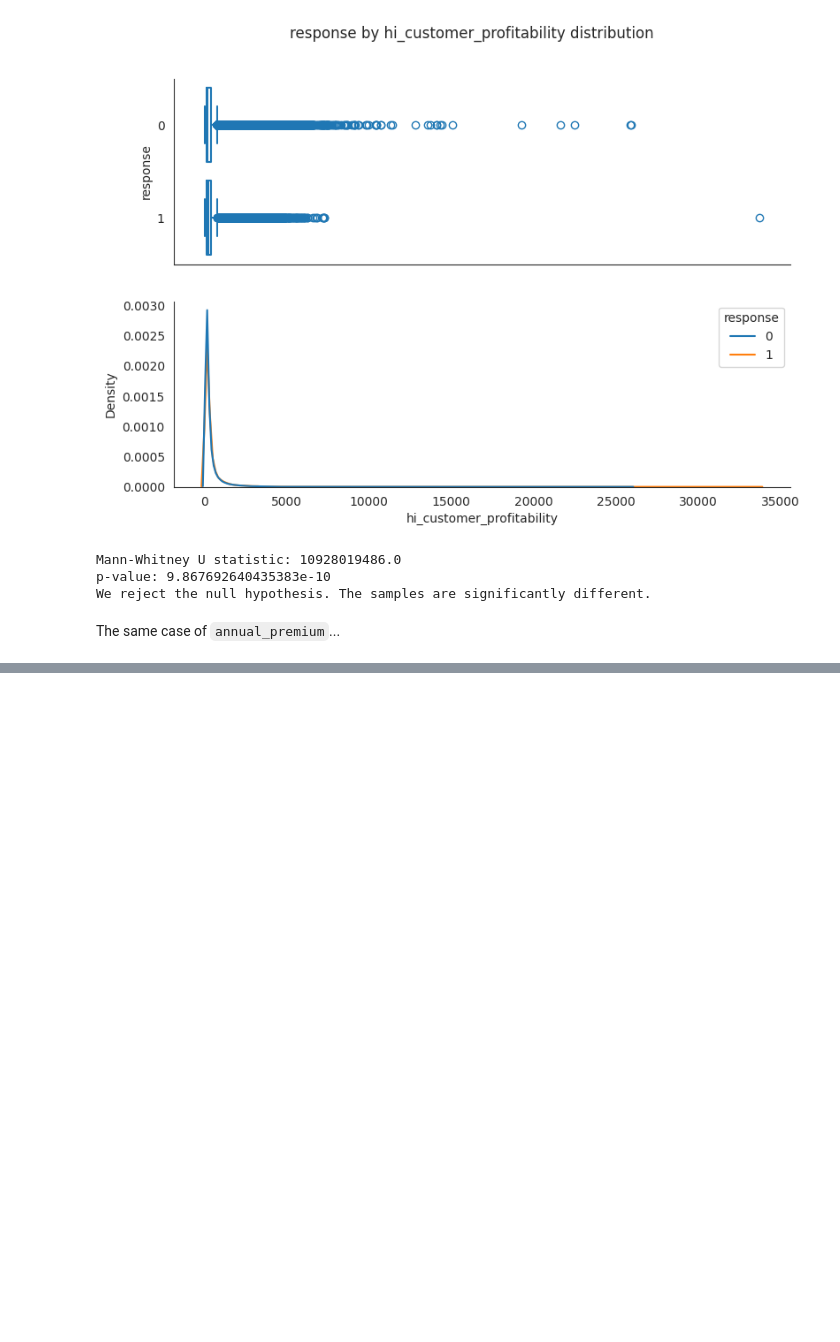
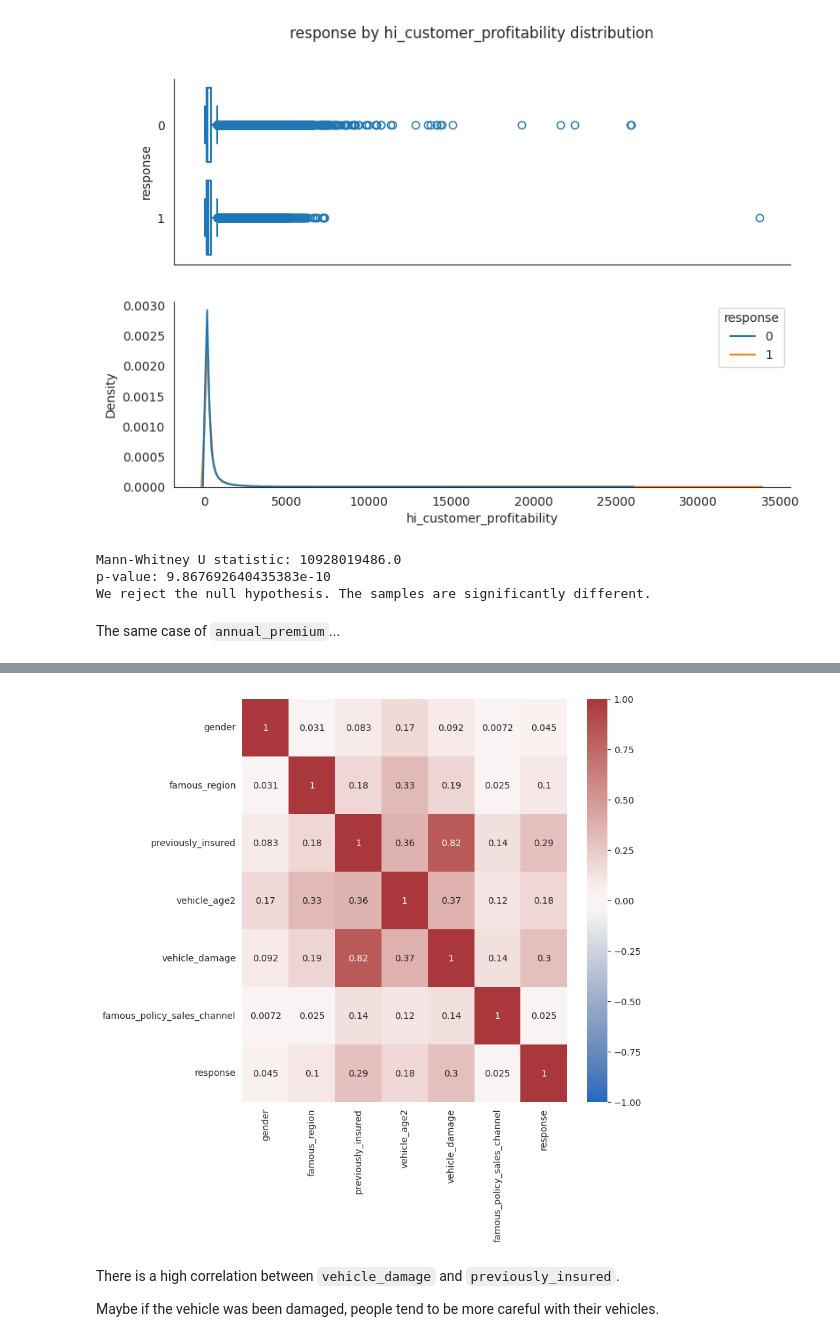
Before and after one commit to Emersonmiady/health-insurance-cross-sell, a Jupyter notebook: src/hi_cs_analysis.ipynb, the cells around one changed output, grey strips where cells are left out. Saved outputs shown, nothing was run; the diff lists cells and outputs as text; code cells hidden in the pictures; blank space fills up the shorter version.

```diff
--- a/src/hi_cs_analysis.ipynb
+++ b/src/hi_cs_analysis.ipynb
@@ -847,0 +930,22 @@ The same case of `annual_premium`...
+# %%
+# Creating the confusion matrix of cramer v values
+wanted_columns = cat_attributes2.columns
+cm = pd.DataFrame(columns=wanted_columns)
+
+for col1 in wanted_columns:
+    v_values = []
+    for col2 in wanted_columns:
+        v = cramer_v(cat_attributes2[col1], cat_attributes2[col2])
+        v_values.append(v)
+    cm[col1] = v_values
+cm = cm.set_index(wanted_columns)
+# %%
+# Heatmap
+plt.figure(figsize=(8, 8))
+sns.heatmap(cm, annot=True, vmin=-1, vmax=1, cmap='vlag');
+# %% [output]
+[figure, added]
+# %% [markdown]
+There is a high correlation between `vehicle_damage` and `previously_insured`.
+
+Maybe if the vehicle was been damaged, people tend to be more careful with their vehicles.
```
Also changed, not shown: parts of 11 cells of this notebook.
